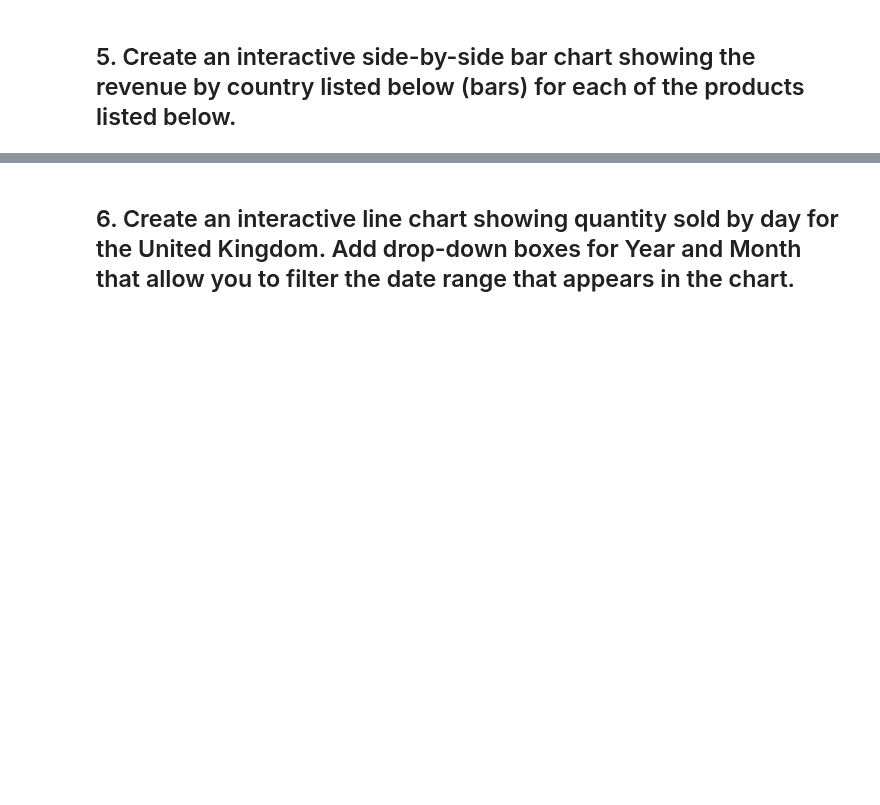
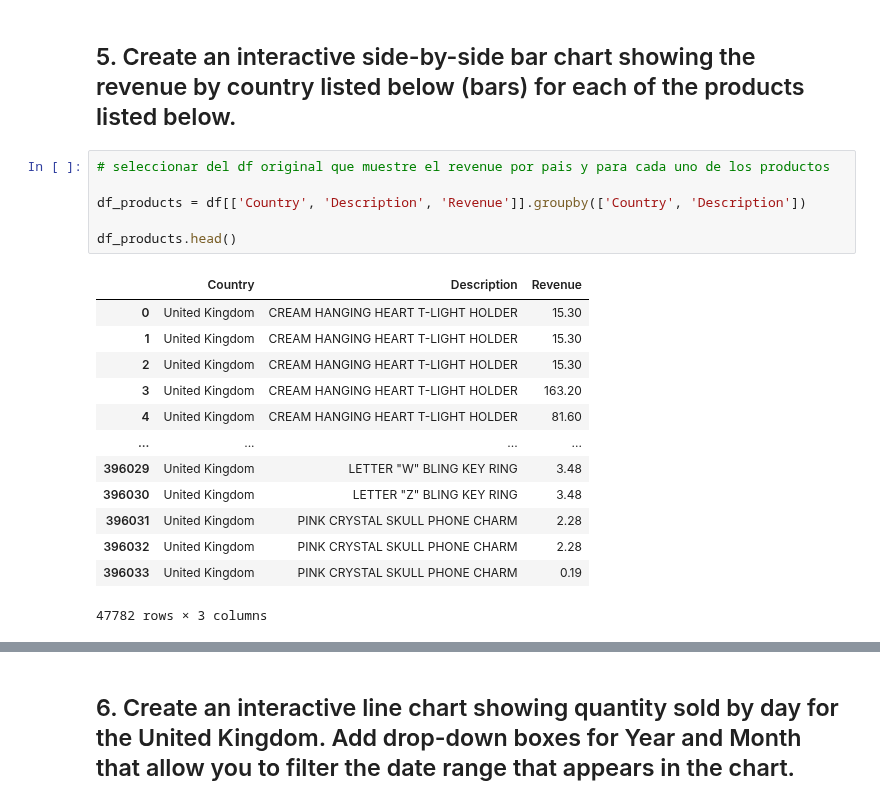
Before and after one commit to Ironhack-Data-Madrid-Octubre-2023/5.2-lab_interactive_visualization, a Jupyter notebook: your-code/main.ipynb, the cells around one changed output, grey strips where cells are left out. Drawn from its saved outputs; the diff is of its cells as text; blank space fills up the shorter version.

```diff
--- a/your-code/main.ipynb
+++ b/your-code/main.ipynb
@@ -20,2 +102,22 @@ cf.go_offline()
 # %% [markdown]
 ## 5. Create an interactive side-by-side bar chart showing the revenue by country listed below (bars) for each of the products listed below.
+# %%
+# seleccionar del df original que muestre el revenue por pais y para cada uno de los productos
+
+df_products = df[['Country', 'Description', 'Revenue']].groupby(['Country', 'Description'])
+
+df_products.head()
+# %% [output]
+|  | Country | Description | Revenue |
+| 0 | United Kingdom | CREAM HANGING HEART T-LIGHT HOLDER | 15.30 |
+| 1 | United Kingdom | CREAM HANGING HEART T-LIGHT HOLDER | 15.30 |
+| 2 | United Kingdom | CREAM HANGING HEART T-LIGHT HOLDER | 15.30 |
+| 3 | United Kingdom | CREAM HANGING HEART T-LIGHT HOLDER | 163.20 |
+| 4 | United Kingdom | CREAM HANGING HEART T-LIGHT HOLDER | 81.60 |
+| ... | ... | ... | ... |
+| 396029 | United Kingdom | LETTER "W" BLING KEY RING | 3.48 |
+| 396030 | United Kingdom | LETTER "Z" BLING KEY RING | 3.48 |
+| 396031 | United Kingdom | PINK CRYSTAL SKULL PHONE CHARM | 2.28 |
+| 396032 | United Kingdom | PINK CRYSTAL SKULL PHONE CHARM | 2.28 |
+| 396033 | United Kingdom | PINK CRYSTAL SKULL PHONE CHARM | 0.19 |
+47782 rows × 3 columns
```
Also changed, not shown: parts of 10 cells of this notebook.
